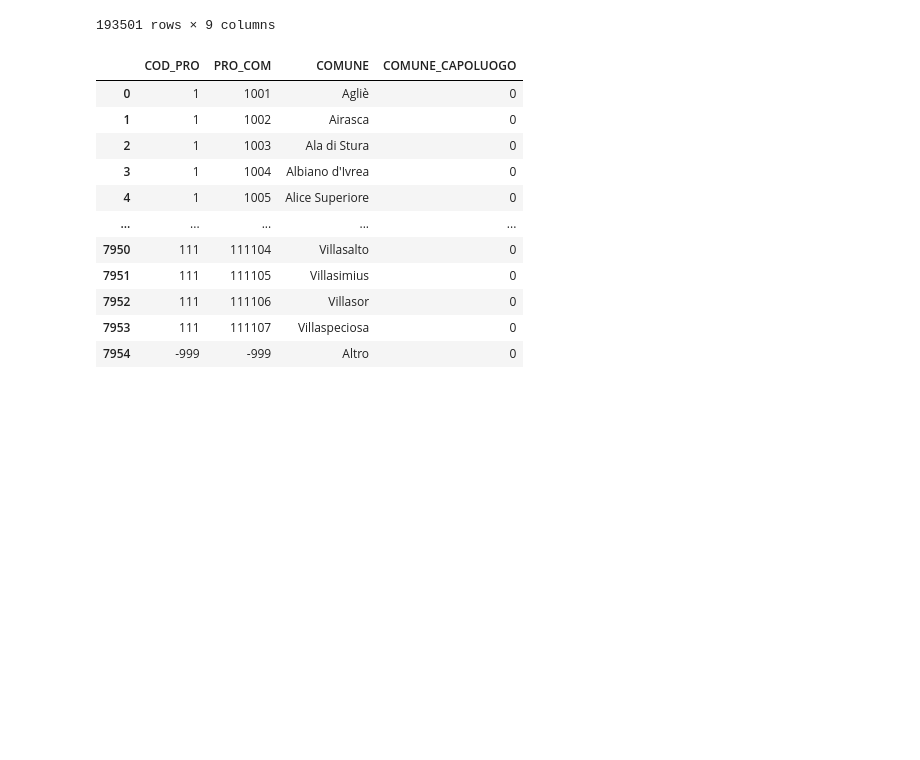
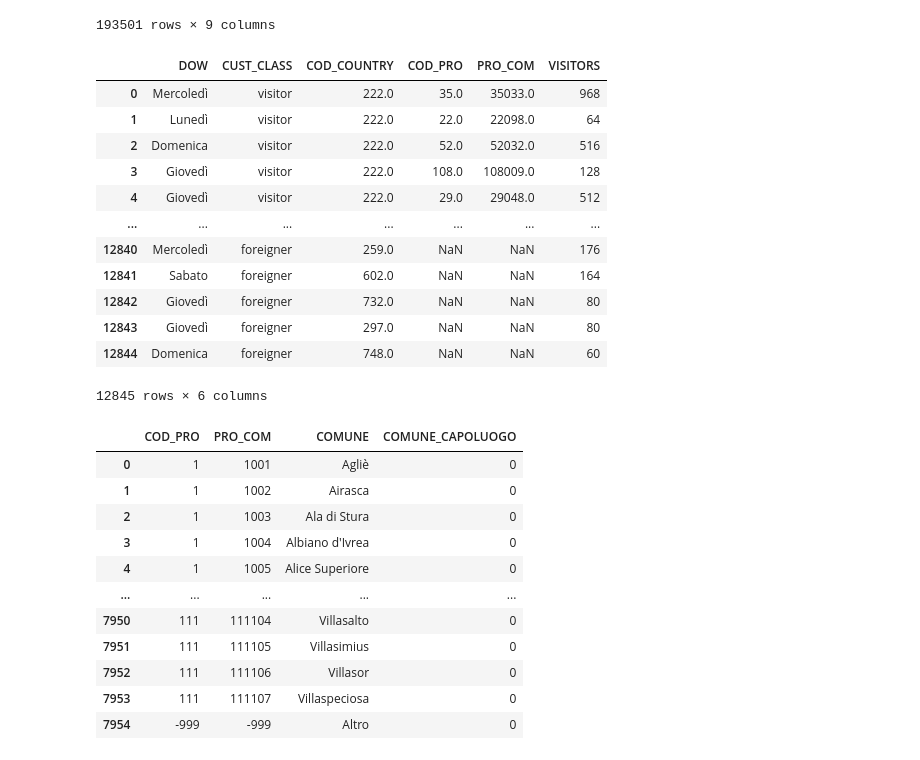
Before and after one commit to RMilock/LCP_projects_Y3, a Jupyter notebook: Prel_Proj11_point4.ipynb, the cells around one changed output. Drawn from its saved outputs; the diff is of its cells as text; code cells hidden in the pictures; blank space fills up the shorter version.

```diff
--- a/Prel_Proj11_point4.ipynb
+++ b/Prel_Proj11_point4.ipynb
@@ -45,10 +36,24 @@ data_day_od
 # %%
 # Getting DataFrame for distinct_users_day.csv
 file_distinct_users_day="data/distinct_users_day.csv"
 data_distinct_users_day=pd.read_csv(file_distinct_users_day,sep=",",encoding="latin-1")
                                     #,quoting=3,escapechar="\"",encoding="latin-1")
 distinct_users_day=pd.DataFrame(data_distinct_users_day)
-#distinct_users_day.head()
+distinct_users_day
+# %% [output]
+|  | DOW | CUST_CLASS | COD_COUNTRY | COD_PRO | PRO_COM | VISITORS |
+| 0 | Mercoledì | visitor | 222.0 | 35.0 | 35033.0 | 968 |
+| 1 | Lunedì | visitor | 222.0 | 22.0 | 22098.0 | 64 |
+| 2 | Domenica | visitor | 222.0 | 52.0 | 52032.0 | 516 |
+| 3 | Giovedì | visitor | 222.0 | 108.0 | 108009.0 | 128 |
+| 4 | Giovedì | visitor | 222.0 | 29.0 | 29048.0 | 512 |
+| ... | ... | ... | ... | ... | ... | ... |
+| 12840 | Mercoledì | foreigner | 259.0 | NaN | NaN | 176 |
+| 12841 | Sabato | foreigner | 602.0 | NaN | NaN | 164 |
+| 12842 | Giovedì | foreigner | 732.0 | NaN | NaN | 80 |
+| 12843 | Giovedì | foreigner | 297.0 | NaN | NaN | 80 |
+| 12844 | Domenica | foreigner | 748.0 | NaN | NaN | 60 |
+12845 rows × 6 columns
 # %%
 # Getting DataFrame for codici_istat_comune.csv
 file_codici_istat_comune="data/codici_istat_comune.csv"
```
Also changed, not shown: parts of 6 cells of this notebook.
